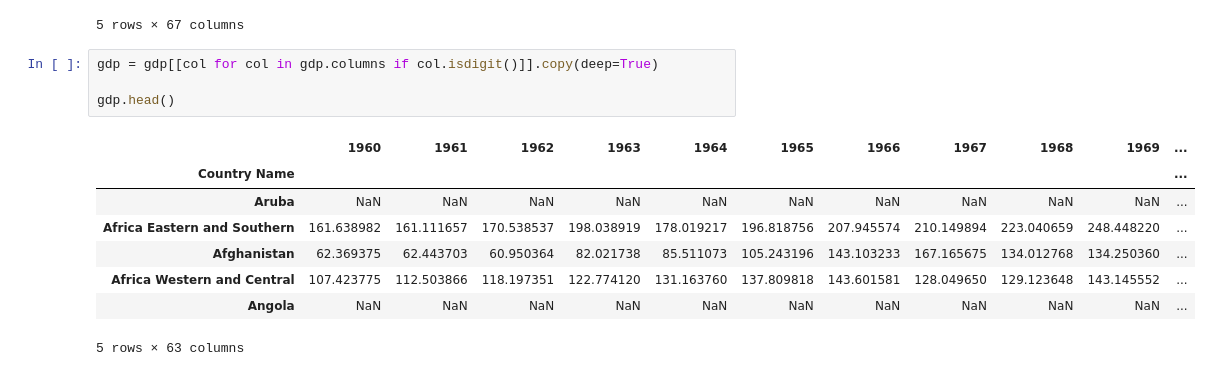
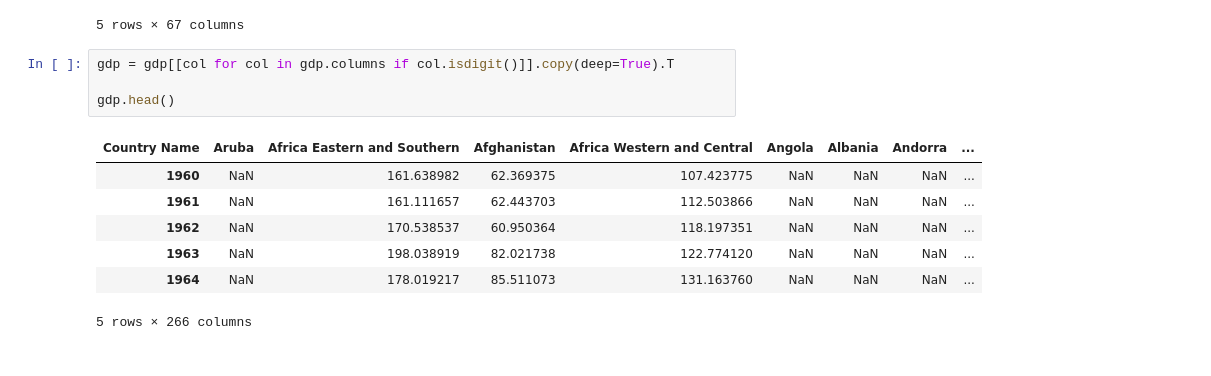
Before and after one commit to epfl-ada/ada-2023-project-fivefrenchspeakingpeoplenocap, a Jupyter notebook: temp/financial.ipynb, the cells around one changed output. Cells and saved outputs as stored; diff of their text form.

```diff
--- a/temp/financial.ipynb
+++ b/temp/financial.ipynb
@@ -73,16 +73,15 @@ gdp.head()
 | Angola | AGO | GDP per capita (current US$) | NY.GDP.PCAP.CD | NaN | NaN | NaN | NaN | NaN | ... |
 5 rows × 67 columns
 # %%
-gdp = gdp[[col for col in gdp.columns if col.isdigit()]].copy(deep=True)
+gdp = gdp[[col for col in gdp.columns if col.isdigit()]].copy(deep=True).T
 
 gdp.head()
 # %% [output]
-|  | 1960 | 1961 | 1962 | 1963 | 1964 | 1965 | 1966 | 1967 | 1968 | 1969 | ... |
-| Country Name |  |  |  |  |  |  |  |  |  |  | ... |
-| Aruba | NaN | NaN | NaN | NaN | NaN | NaN | NaN | NaN | NaN | NaN | ... |
-| Africa Eastern and Southern | 161.638982 | 161.111657 | 170.538537 | 198.038919 | 178.019217 | 196.818756 | 207.945574 | 210.149894 | 223.040659 | 248.448220 | ... |
-| Afghanistan | 62.369375 | 62.443703 | 60.950364 | 82.021738 | 85.511073 | 105.243196 | 143.103233 | 167.165675 | 134.012768 | 134.250360 | ... |
-| Africa Western and Central | 107.423775 | 112.503866 | 118.197351 | 122.774120 | 131.163760 | 137.809818 | 143.601581 | 128.049650 | 129.123648 | 143.145552 | ... |
-| Angola | NaN | NaN | NaN | NaN | NaN | NaN | NaN | NaN | NaN | NaN | ... |
+| Country Name | Aruba | Africa Eastern and Southern | Afghanistan | Africa Western and Central | Angola | Albania | Andorra | ... |
+| 1960 | NaN | 161.638982 | 62.369375 | 107.423775 | NaN | NaN | NaN | ... |
+| 1961 | NaN | 161.111657 | 62.443703 | 112.503866 | NaN | NaN | NaN | ... |
+| 1962 | NaN | 170.538537 | 60.950364 | 118.197351 | NaN | NaN | NaN | ... |
+| 1963 | NaN | 198.038919 | 82.021738 | 122.774120 | NaN | NaN | NaN | ... |
+| 1964 | NaN | 178.019217 | 85.511073 | 131.163760 | NaN | NaN | NaN | ... |
-5 rows × 63 columns
+5 rows × 266 columns
 # %%
```
Also changed, not shown: parts of 1 cell of this notebook.
